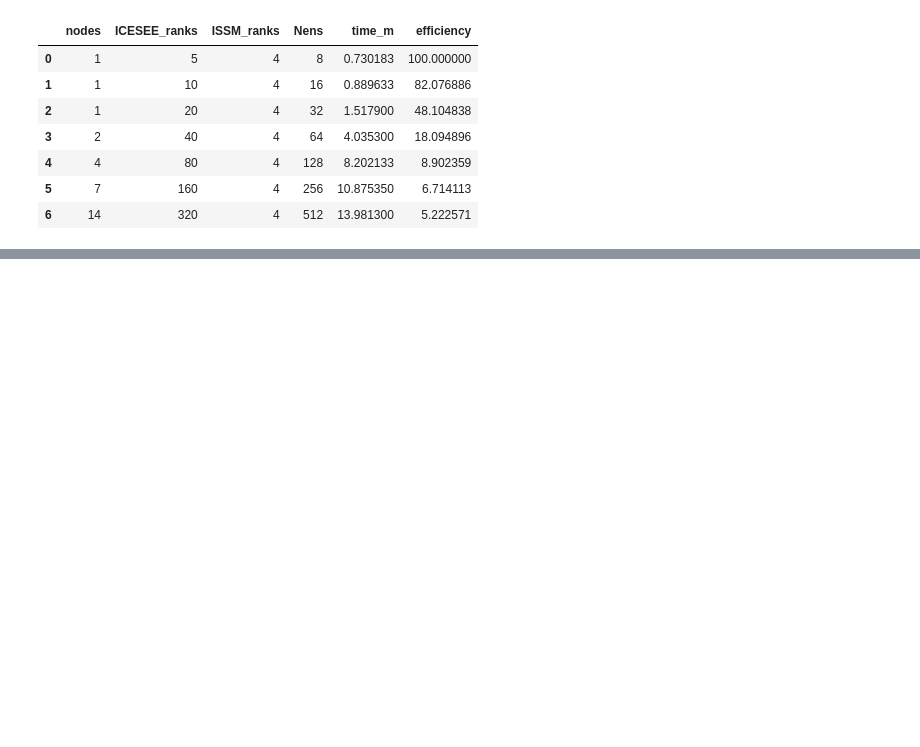
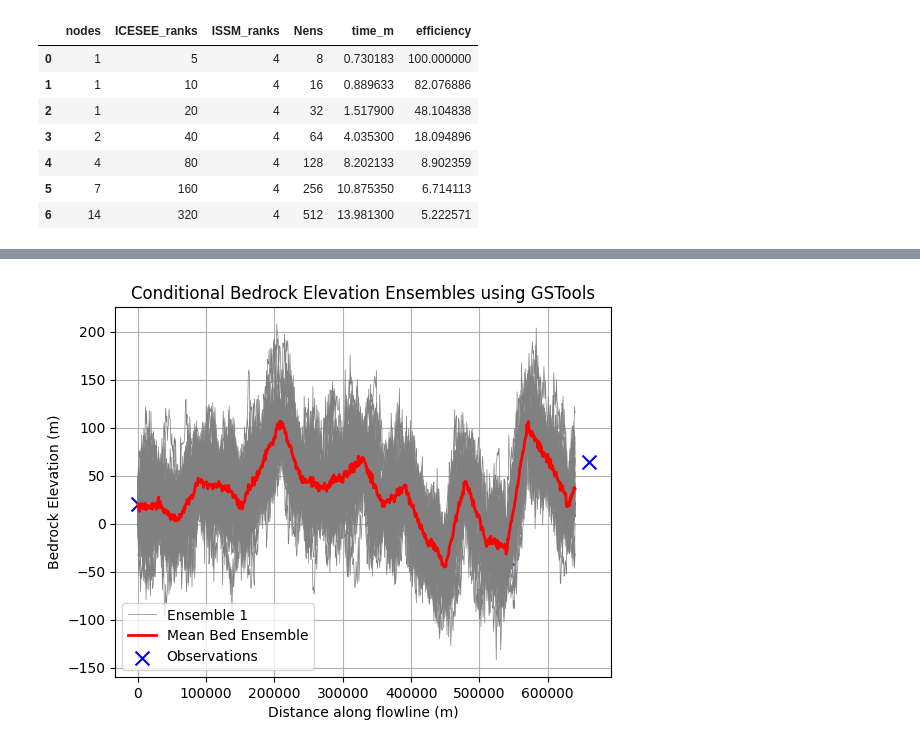
Before and after one commit to ICESEE-project/ICESEE, a Jupyter notebook: applications/issm_model/examples/ISMIP_Choi/plot_scaling.ipynb, the cells around one changed output, grey strips where cells are left out. Saved outputs shown, nothing was run; the diff lists cells and outputs as text; code cells hidden in the pictures; blank space fills up the shorter version.

```diff
--- a/applications/issm_model/examples/ISMIP_Choi/plot_scaling.ipynb
+++ b/applications/issm_model/examples/ISMIP_Choi/plot_scaling.ipynb
@@ -345,0 +425,70 @@ KeyboardInterrupt:
+# %%
+import numpy as np
+import gstools as gs
+
+# ---------------------------------------------------
+# Domain setup
+# ---------------------------------------------------
+Lx = 640e3          # 640 km
+fdim = 800          # number of grid points along x
+x = np.linspace(0, Lx, fdim)
+
+# ---------------------------------------------------
+# Covariance parameters (from Gillet-Chaulet 2020)
+# ---------------------------------------------------
+sill_bed   = 4000.0     # m^2 total
+nugget_bed = 200.0      # m^2
+range_bed  = 50e3       # m
+var_bed    = sill_bed - nugget_bed
+
+model_bed = gs.Exponential(dim=1, var=var_bed, len_scale=range_bed, nugget=nugget_bed)
+
+# ---------------------------------------------------
+# Synthetic radar measurements every 30 km
+# ---------------------------------------------------
+track_spacing = 30e3
+x_obs = np.arange(0.0, Lx + track_spacing, track_spacing)
+
+# Create a "true" bed field to sample observations
+srf_true = gs.SRF(model_bed, mean=0.0, seed=123)
+bed_true = srf_true.structured([x])
+ix_obs = np.searchsorted(x, x_obs)
+ix_obs = np.clip(ix_obs, 0, len(x) - 1)
+bed_obs = bed_true[ix_obs] + np.random.normal(0.0, np.sqrt(nugget_bed), size=len(x_obs))
+
+# ---------------------------------------------------
+# Build kriging object for conditional simulations
+# ---------------------------------------------------
+# positions must be shape (dim, n_obs)
+cond_pos = np.array([x_obs])
+cond_val = bed_obs
+krige_bed = gs.krige.Ordinary(model_bed, cond_pos, cond_val)
+
+# ---------------------------------------------------
+# Generate conditional ensembles
+# ---------------------------------------------------
+n_ens = 40
+bed_ens = np.empty((n_ens, fdim))
+
+for k in range(n_ens):
+    # CondSRF now takes the krige object, not the model directly
+    srf_cond = gs.CondSRF(krige_bed, seed=20_000 + k)
+    bed_ens[k, :] = srf_cond.structured([x])
+    plt.plot(x, bed_ens[k, :], lw=0.5, color='gray', label=f"Ensemble {k+1}" if k==0 else "")
+
+mean_bed_ens = np.mean(bed_ens, axis=0)
+plt.plot(x, mean_bed_ens, lw=2, color='red', label='Mean Bed Ensemble')
+plt.scatter(x_obs, bed_obs, color='blue', marker='x', s=100, label='Observations')
+plt.xlabel('Distance along flowline (m)')
+plt.ylabel('Bedrock Elevation (m)')
+plt.title('Conditional Bedrock Elevation Ensembles using GSTools')
+plt.legend()
+plt.grid()
+plt.show()
+
+# ---------------------------------------------------
+# Optional mean offset (if you want absolute elevations)
+# ---------------------------------------------------
+bed_ens += -200.0  # shift to e.g. -200 m mean bed level
+# %% [output]
+[figure, added]
```
Also changed, not shown: parts of 6 cells of this notebook, 4 other files.
